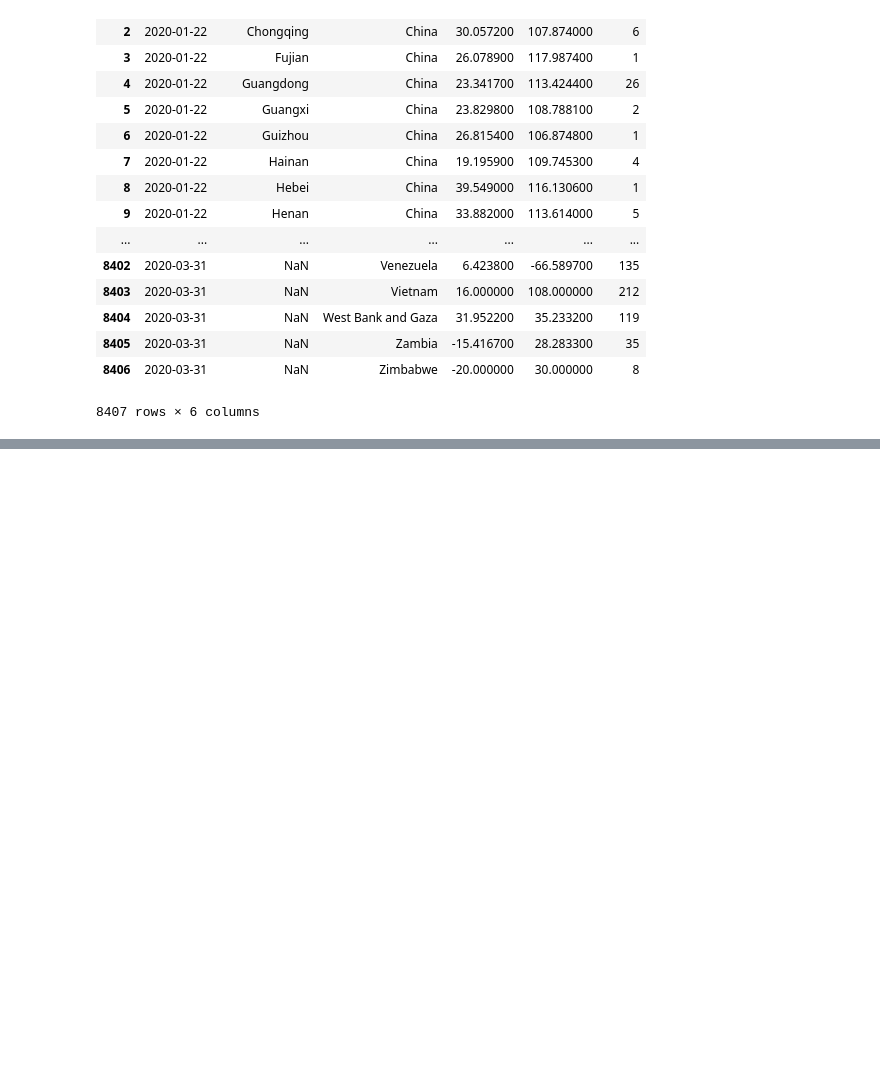
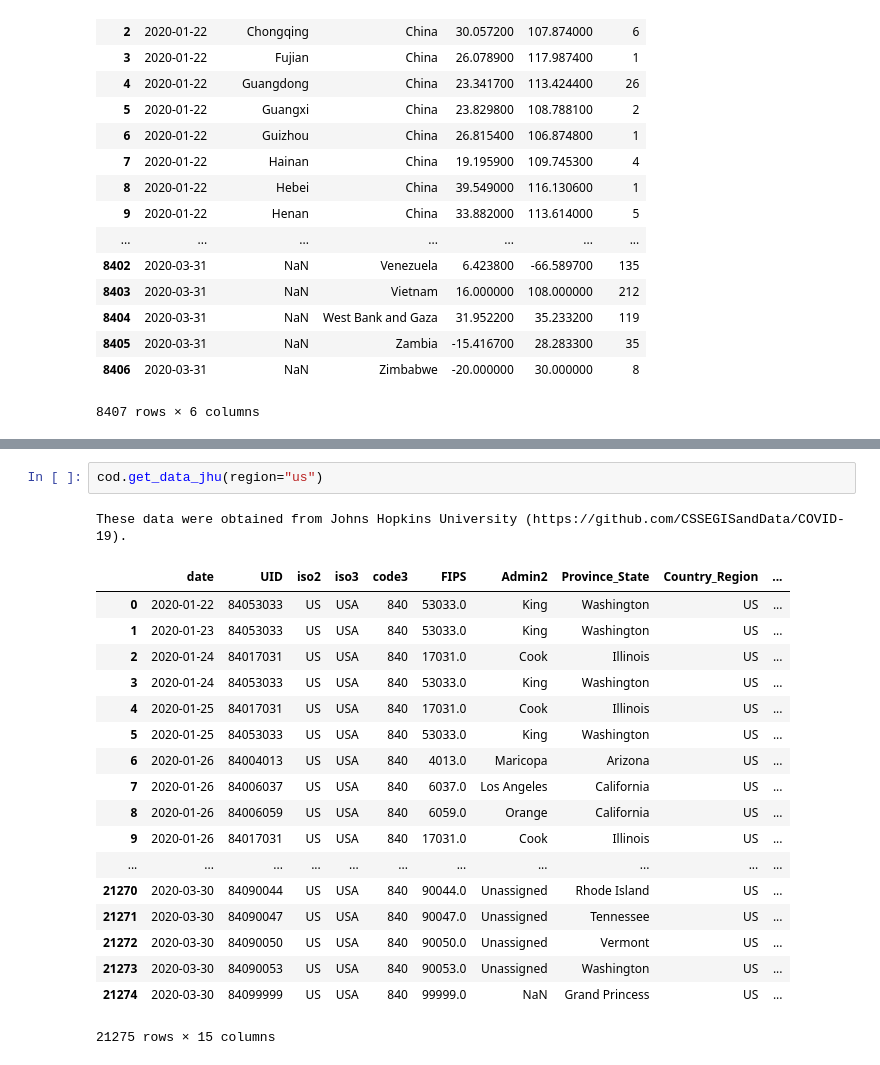
Before and after one commit to PayneLab/covid19pandas, a Jupyter notebook: docs/tutorial1_load_data.ipynb, the cells around one changed output, grey strips where cells are left out. Cells and saved outputs as stored; diff of their text form; blank space fills up the shorter version.

```diff
--- a/docs/tutorial1_load_data.ipynb
+++ b/docs/tutorial1_load_data.ipynb
@@ -108,0 +138,22 @@ Note: With a "wide" format table, you can only have one data type (cases, deaths
+# %%
+cod.get_data_jhu(region="us")
+# %% [output]
+These data were obtained from Johns Hopkins University (https://github.com/CSSEGISandData/COVID-19).
+|  | date | UID | iso2 | iso3 | code3 | FIPS | Admin2 | Province_State | Country_Region | ... |
+| 0 | 2020-01-22 | 84053033 | US | USA | 840 | 53033.0 | King | Washington | US | ... |
+| 1 | 2020-01-23 | 84053033 | US | USA | 840 | 53033.0 | King | Washington | US | ... |
+| 2 | 2020-01-24 | 84017031 | US | USA | 840 | 17031.0 | Cook | Illinois | US | ... |
+| 3 | 2020-01-24 | 84053033 | US | USA | 840 | 53033.0 | King | Washington | US | ... |
+| 4 | 2020-01-25 | 84017031 | US | USA | 840 | 17031.0 | Cook | Illinois | US | ... |
+| 5 | 2020-01-25 | 84053033 | US | USA | 840 | 53033.0 | King | Washington | US | ... |
+| 6 | 2020-01-26 | 84004013 | US | USA | 840 | 4013.0 | Maricopa | Arizona | US | ... |
+| 7 | 2020-01-26 | 84006037 | US | USA | 840 | 6037.0 | Los Angeles | California | US | ... |
+| 8 | 2020-01-26 | 84006059 | US | USA | 840 | 6059.0 | Orange | California | US | ... |
+| 9 | 2020-01-26 | 84017031 | US | USA | 840 | 17031.0 | Cook | Illinois | US | ... |
+| ... | ... | ... | ... | ... | ... | ... | ... | ... | ... | ... |
+| 21270 | 2020-03-30 | 84090044 | US | USA | 840 | 90044.0 | Unassigned | Rhode Island | US | ... |
+| 21271 | 2020-03-30 | 84090047 | US | USA | 840 | 90047.0 | Unassigned | Tennessee | US | ... |
+| 21272 | 2020-03-30 | 84090050 | US | USA | 840 | 90050.0 | Unassigned | Vermont | US | ... |
+| 21273 | 2020-03-30 | 84090053 | US | USA | 840 | 90053.0 | Unassigned | Washington | US | ... |
+| 21274 | 2020-03-30 | 84099999 | US | USA | 840 | 99999.0 | NaN | Grand Princess | US | ... |
+21275 rows × 15 columns
```
Also changed, not shown: parts of 14 cells of this notebook, 2 other files.
